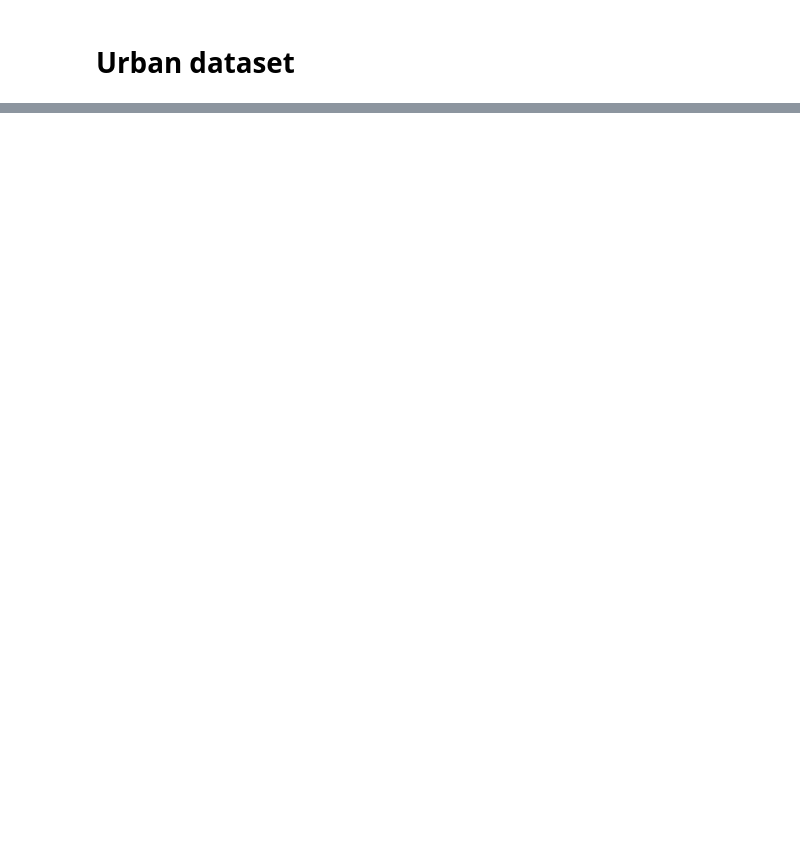
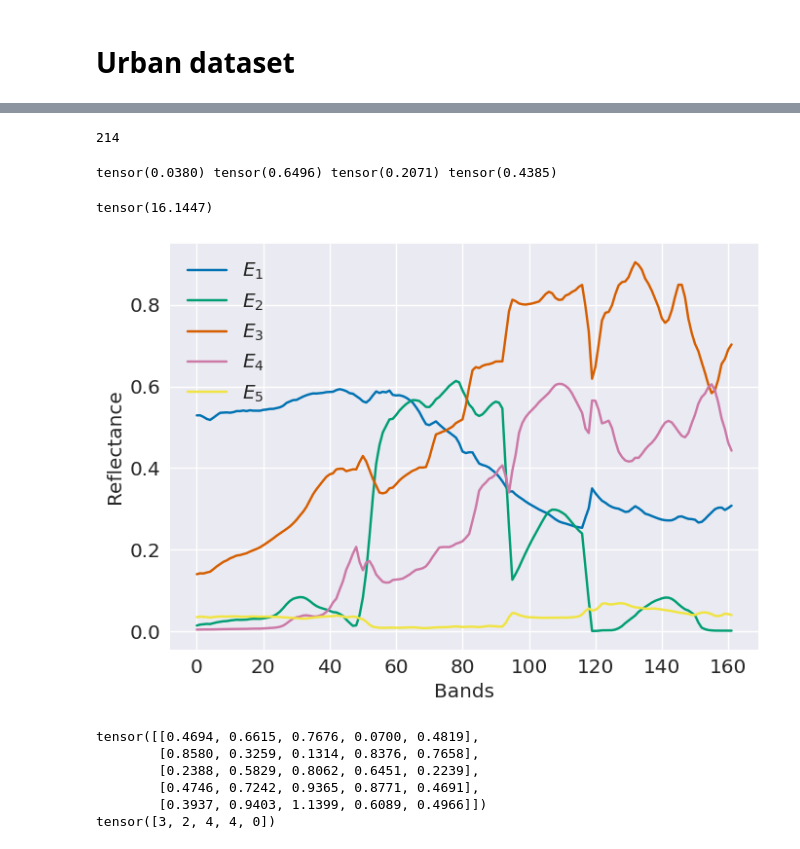
Before and after one commit to SolidusAbi/CLHU, a Jupyter notebook: notebooks/CLHU.ipynb, the cells around one changed output, grey strips where cells are left out. Saved outputs shown, nothing was run; the diff lists cells and outputs as text; code cells hidden in the pictures; blank space fills up the shorter version.

```diff
--- a/notebooks/CLHU.ipynb
+++ b/notebooks/CLHU.ipynb
@@ -157,7 +159,7 @@ plt.show()
 n_bands = dataset.n_bands
 model = ContrastiveUnmixing(n_bands, n_endmembers, endmember_init=logit_endmember_init)
 # train(model, n_endmembers, dataset, n_batchs=32, n_epochs=100, lr=1e-3)
-train(model, n_endmembers, dataset, n_batchs=80, n_epochs=120, lr=1e-3)
+train(model, n_endmembers, dataset, n_batchs=50, n_epochs=50, lr=1e-3)
 # %%
 criterion = UnmixingLoss()
 entropy_reg  = NormalizedEntropy(S=n_endmembers)
@@ -269,10 +288,11 @@ class Urban(HSIDataset):
         super(Urban, self).__init__()
 
         data = sio.loadmat(os.path.join(root_dir, 'Urban_R162.mat'))
-        y = sio.loadmat(os.path.join(root_dir, 'groundTruth/end4_groundTruth.mat'))
+        # y = sio.loadmat(os.path.join(root_dir, 'groundTruth/end4_groundTruth.mat'))
+        y = sio.loadmat(os.path.join(root_dir, 'groundTruth_Urban_end5/end5_groundTruth.mat'))
+        # y = sio.loadmat(os.path.join(root_dir, 'groundTruth_Urban_end6/end6_groundTruth.mat'))
 
-
-        self.n_row, self.n_col , self.n_bands = data['nRow'].item(), data['nCol'].item(), data['nBand'].item()
+        self.n_row, self.n_col = data['nRow'].item(), data['nCol'].item()
 
         self.X = data['Y'].T.reshape(self.n_row, self.n_col, -1) # (nRow, nCol, nBand)
         self.X = self.preprocessing(self.X).reshape(-1, self.X.shape[-1]) # (nRow*nCol, nBand)
@@ -281,6 +301,7 @@ class Urban(HSIDataset):
         self.E = tensor(y['M'].T, dtype=torch.float32) # (nEndmember, nBand)
         self.A = tensor(y['A'].T, dtype=torch.float32) # (nRow*nCol, nEndmember)
         self.n_endmembers = self.E.shape[0]
+        self.n_bands = self.E.shape[1]
 
         self.transform = transform
 
@@ -308,0 +363,9 @@ plt.imshow(dataset.abundance()[:,:,3], cmap='viridis')
+# %%
+i
+# %% [output]
+214
+# %%
+n_bands = dataset.n_bands
+model = ContrastiveUnmixing(n_bands, n_endmembers, endmember_init=logit_endmember_init)
+# train(model, n_endmembers, dataset, n_batchs=32, n_epochs=100, lr=1e-3)
+train(model, n_endmembers, dataset, n_batchs=50, n_epochs=100, lr=1e-3)
@@ -308,0 +377,53 @@ plt.imshow(dataset.abundance()[:,:,3], cmap='viridis')
+# %%
+_X = dataset.X
+
+model.eval()
+model = model.cpu()
+reconstruc = model(_X)
+with torch.no_grad():
+    print(criterion(reconstruc, _X).cpu(), entropy_reg(model.A).cpu(), volume_reg(sigmoid(model.ebk)).cpu(),
+         similarity_reg(sigmoid(model.ebk)).cpu())
+# %% [output]
+tensor(0.0380) tensor(0.6496) tensor(0.2071) tensor(0.4385)
+# %%
+volume_reg(endmember_init)
+# %% [output]
+tensor(16.1447)
+# %%
+labels = list(map(lambda x: f'$E_{x}$', range(1, n_endmembers+1)))
+ebk = sigmoid(model.ebk).detach().cpu()
+with plt.style.context(("seaborn-colorblind")):
+    fig = plt.figure(figsize=(7, 5))
+    plt.plot(ebk.T, label=labels)
+    plt.ylabel('Reflectance', fontsize='x-large')
+    plt.xlabel('Bands', fontsize='x-large')
+    #legend background white
+    plt.legend(fontsize='x-large')
+    plt.xticks(fontsize='x-large')
+    plt.yticks(fontsize='x-large')
+    plt.tight_layout()
+
+plt.show()
+# %% [output]
+[figure, added]
+# %%
+# ordering the endmembers
+endmembers = dataset.endmembers().detach().cpu()
+from HySpecLab.metrics import sad
+sad_result = sad(ebk, endmembers)
+print(sad_result)
+idx = torch.argmin(sad_result, dim=1) # Index for reordering the ground truth
+print(idx)
+
+# idx[1] = 1
+idx[-2] = 1
+
+# reorder the endmembers
+endmembers = endmembers[idx]
+# %% [output]
+tensor([[0.4694, 0.6615, 0.7676, 0.0700, 0.4819],
+        [0.8580, 0.3259, 0.1314, 0.8376, 0.7658],
+        [0.2388, 0.5829, 0.8062, 0.6451, 0.2239],
+        [0.4746, 0.7242, 0.9365, 0.8771, 0.4691],
+        [0.3937, 0.9403, 1.1399, 0.6089, 0.4966]])
+tensor([3, 2, 4, 4, 0])
```
Also changed, not shown: parts of 17 cells of this notebook, 3 other files.
